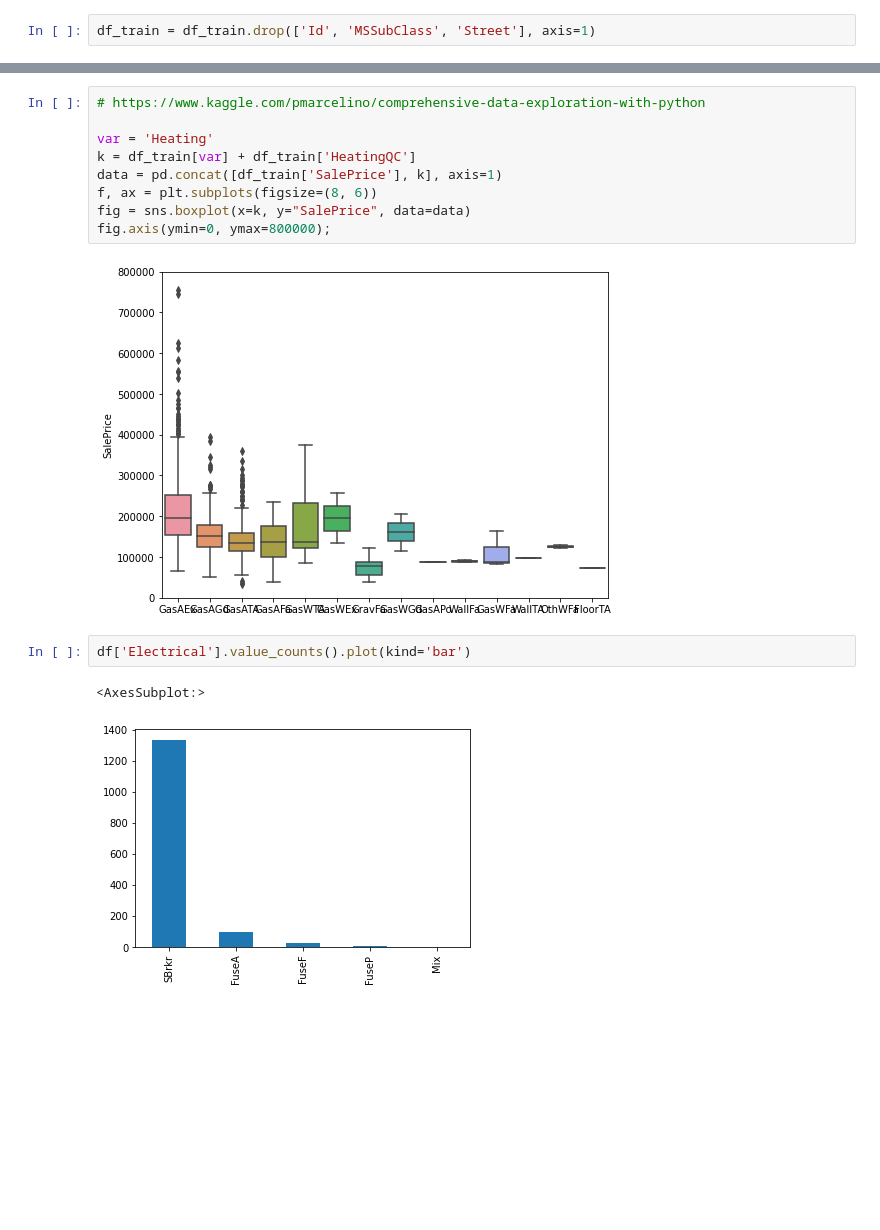
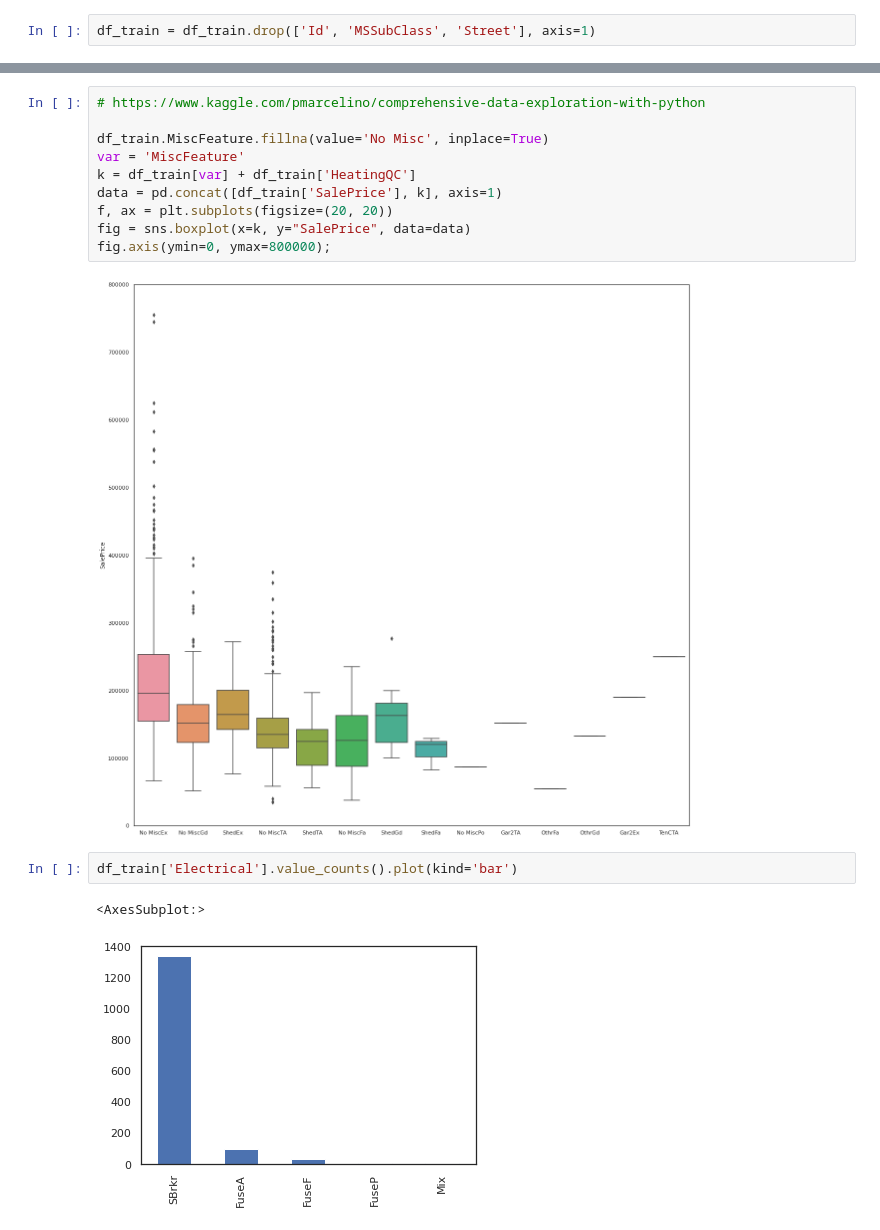
Before and after one commit to Christian-Kohl/KaggleAdvancedHousePrices, a Jupyter notebook: Exploration.ipynb, the cells around one changed output, grey strips where cells are left out. Cells and saved outputs as stored; diff of their text form; blank space fills up the shorter version.

```diff
--- a/Exploration.ipynb
+++ b/Exploration.ipynb
@@ -85,19 +75,20 @@ df_train
 # %%
 # https://www.kaggle.com/pmarcelino/comprehensive-data-exploration-with-python
 
-var = 'Heating'
+df_train.MiscFeature.fillna(value='No Misc', inplace=True)
+var = 'MiscFeature'
 k = df_train[var] + df_train['HeatingQC']
 data = pd.concat([df_train['SalePrice'], k], axis=1)
-f, ax = plt.subplots(figsize=(8, 6))
+f, ax = plt.subplots(figsize=(20, 20))
 fig = sns.boxplot(x=k, y="SalePrice", data=data)
 fig.axis(ymin=0, ymax=800000);
 # %% [output]
-[figure, old version]
+[figure, new version]
 # %%
-df['Electrical'].value_counts().plot(kind='bar')
+df_train['Electrical'].value_counts().plot(kind='bar')
 # %% [output]
 <AxesSubplot:>
-[figure, old version]
+[figure, new version]
 # %%
 cond = df_train['MSZoning'] == 'C (all)'
 temp_df = df_train[cond]
```
Also changed, not shown: parts of 19 cells of this notebook.
